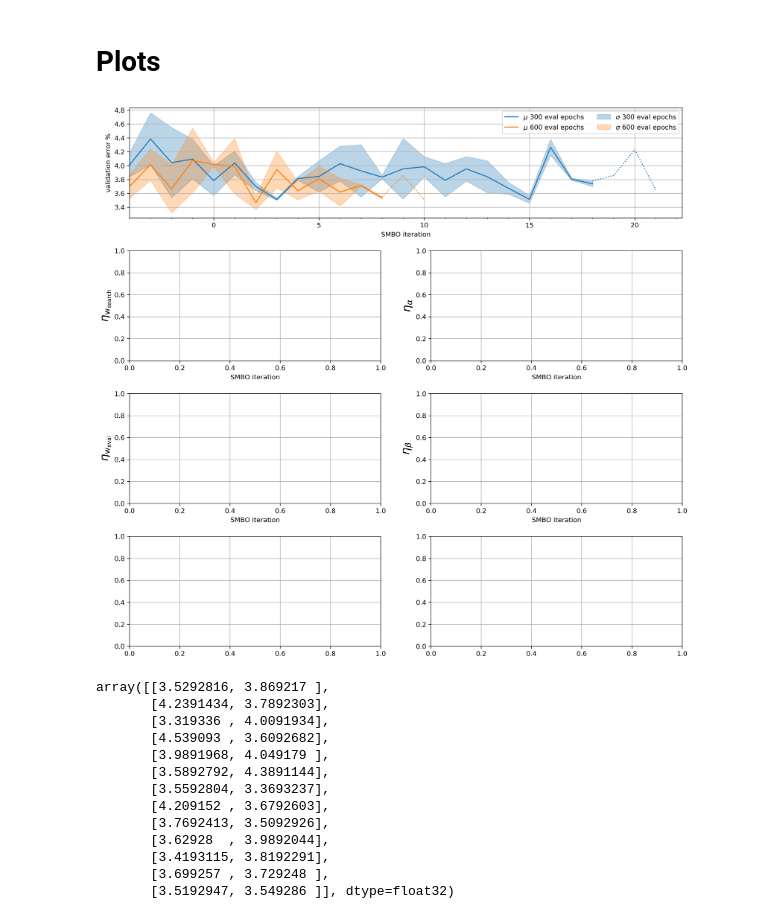
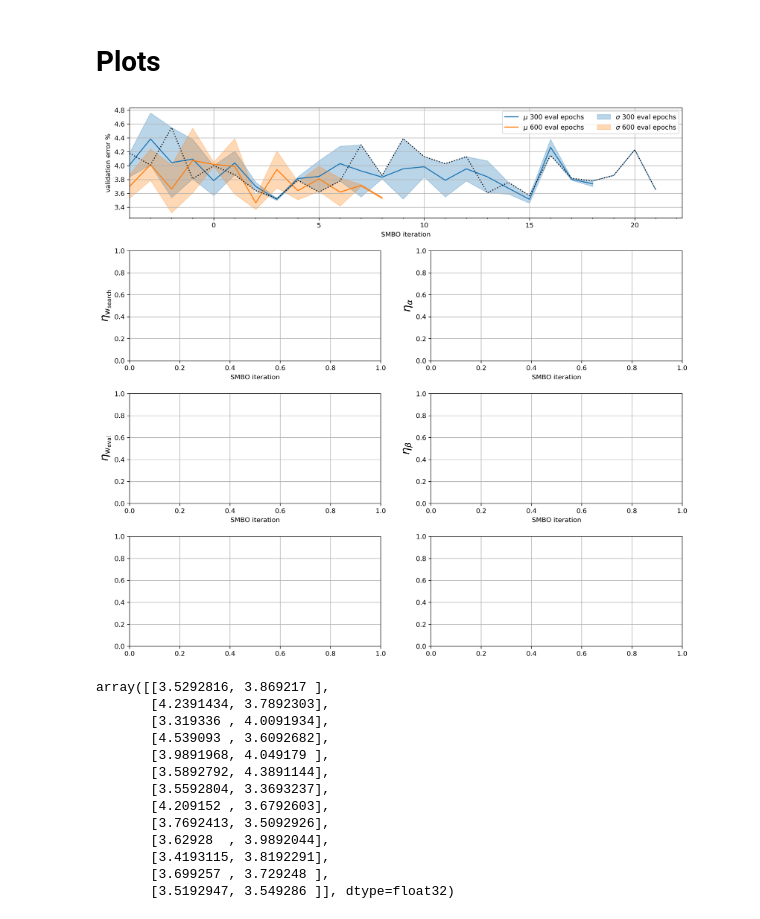
Before and after one commit to jufi2112/diploma_thesis, a Jupyter notebook: plots/experiment_2_tables_plots.ipynb, the cells around one changed output. Cells and saved outputs as stored; diff of their text form; code cells hidden in the pictures.

Commit message:
updated plots

```diff
--- a/plots/experiment_2_tables_plots.ipynb
+++ b/plots/experiment_2_tables_plots.ipynb
@@ -155,37 +155,37 @@ error.plot(
     linestyle="dotted",
     label="_nolegend_"
 )
 #error.plot(
 #    GP_iterations[300][42],
 #    ckpts[42][300]['valid_errors'].reshape(-1),
 #    color="C0",
 #    linestyle="dashed"
 #)
 error.plot(
-    GP_iterations[600][63][epochs_min_length[600]-1:],
-    ckpts[63][600]['valid_errors'][epochs_min_length[600]-1:].reshape(-1),
-    color="C1",
+    GP_iterations[300][63],#[epochs_min_length[600]-1:],
+    ckpts[63][300]['valid_errors'].reshape(-1),#[epochs_min_length[600]-1:].reshape(-1),
+    color="k",
     linestyle="dotted",
     label="_nolegend_"
 )
 
 error.set_xlim(left=-4)
 error.legend(
     [
         r"$\mu$ 300 eval epochs",
         r"$\mu$ 600 eval epochs",
         #"300 eval epochs seed 63",
         #"600 eval epochs seed 63",
         r"$\sigma$ 300 eval epochs",
         r"$\sigma$ 600 eval epochs",
     ],
     ncol=2
 )
 #error.set_ylim(bottom=0)
 
 plt.show()
 # %% [output]
-[figure, old version]
+[figure, new version]
 # %%
 valid_errors[600]['combined']
 # %% [output]
```
Also changed, not shown: 1 other file.
